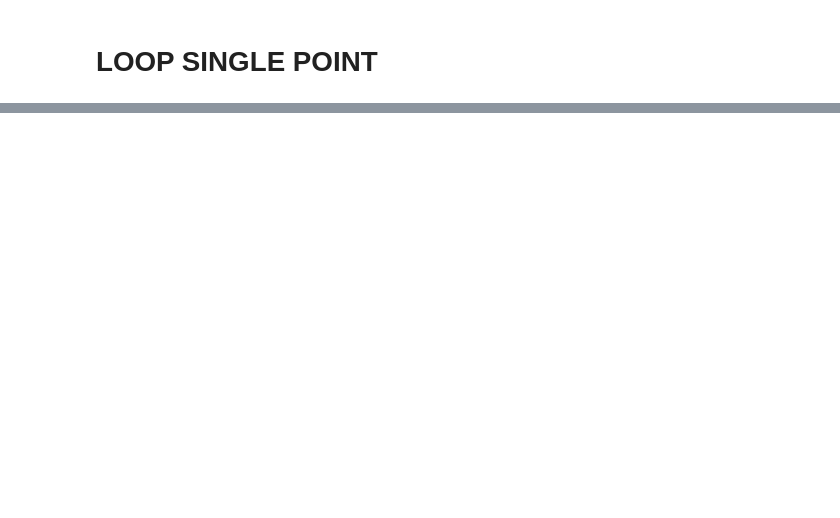
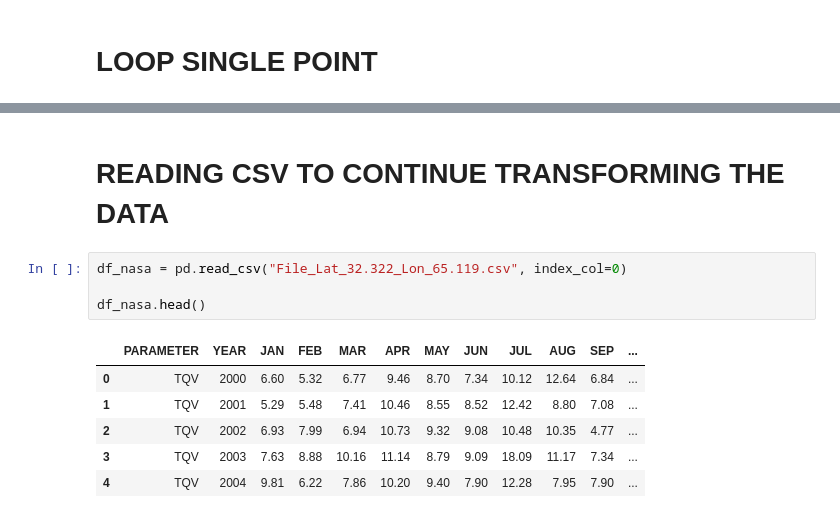
Before and after one commit to tomashbk/solar_wind_power_plants_prediction, a Jupyter notebook: notebooks/0.1-first-EDA.ipynb, the cells around one changed output, grey strips where cells are left out. Drawn from its saved outputs; the diff is of its cells as text; blank space fills up the shorter version.

```diff
--- a/notebooks/0.1-first-EDA.ipynb
+++ b/notebooks/0.1-first-EDA.ipynb
@@ -94,3 +96,16 @@ df_response.to_csv(filename)
 # with open(filename, 'w') as file_object:
 #     file_object.write(response)
 #     file_object.close()
+# %% [markdown]
+# READING CSV TO CONTINUE TRANSFORMING THE DATA
+# %%
+df_nasa = pd.read_csv("File_Lat_32.322_Lon_65.119.csv", index_col=0)
+
+df_nasa.head()
+# %% [output]
+|  | PARAMETER | YEAR | JAN | FEB | MAR | APR | MAY | JUN | JUL | AUG | SEP | ... |
+| 0 | TQV | 2000 | 6.60 | 5.32 | 6.77 | 9.46 | 8.70 | 7.34 | 10.12 | 12.64 | 6.84 | ... |
+| 1 | TQV | 2001 | 5.29 | 5.48 | 7.41 | 10.46 | 8.55 | 8.52 | 12.42 | 8.80 | 7.08 | ... |
+| 2 | TQV | 2002 | 6.93 | 7.99 | 6.94 | 10.73 | 9.32 | 9.08 | 10.48 | 10.35 | 4.77 | ... |
+| 3 | TQV | 2003 | 7.63 | 8.88 | 10.16 | 11.14 | 8.79 | 9.09 | 18.09 | 11.17 | 7.34 | ... |
+| 4 | TQV | 2004 | 9.81 | 6.22 | 7.86 | 10.20 | 9.40 | 7.90 | 12.28 | 7.95 | 7.90 | ... |
```
Also changed, not shown: parts of 15 cells of this notebook.
